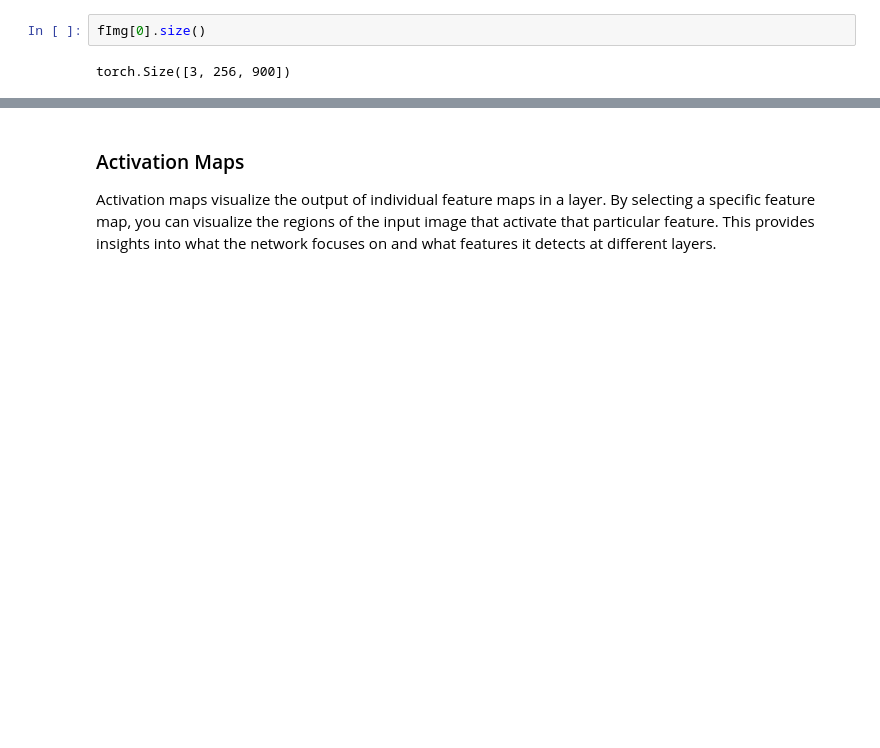
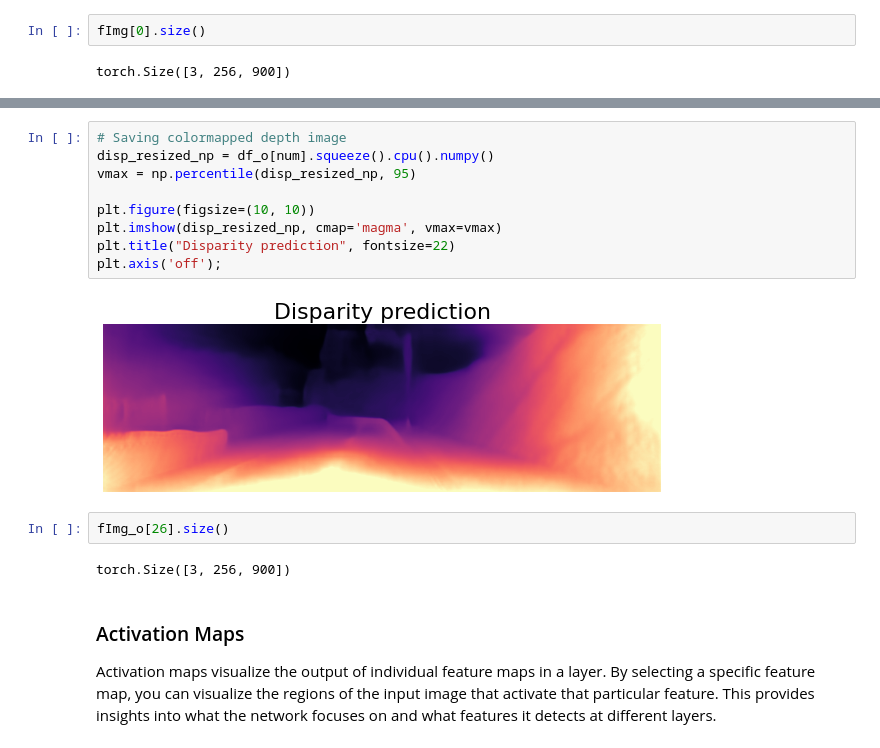
Before and after one commit to shamalweerasooriya/TCP_Refactored, a Jupyter notebook: resnet.ipynb, the cells around one changed output, grey strips where cells are left out. Drawn from its saved outputs; the diff is of its cells as text; blank space fills up the shorter version.

Commit message:
depth changes

```diff
--- a/resnet.ipynb
+++ b/resnet.ipynb
@@ -137,3 +141,18 @@ RuntimeError: "compute_indices_weights_cubic" not implemented for 'Byte'
+# %%
+# Saving colormapped depth image
+disp_resized_np = df_o[num].squeeze().cpu().numpy()
+vmax = np.percentile(disp_resized_np, 95)
+
+plt.figure(figsize=(10, 10))
+plt.imshow(disp_resized_np, cmap='magma', vmax=vmax)
+plt.title("Disparity prediction", fontsize=22)
+plt.axis('off');
+# %% [output]
+[figure, added]
+# %%
+fImg_o[26].size()
+# %% [output]
+torch.Size([3, 256, 900])
 # %% [markdown]
 ### Activation Maps
  Activation maps visualize the output of individual feature maps in a layer. By selecting a specific feature map, you can visualize the regions of the input image that activate that particular feature. This provides insights into what the network focuses on and what features it detects at different layers.
```
Also changed, not shown: parts of 6 cells of this notebook, 2 other files.
